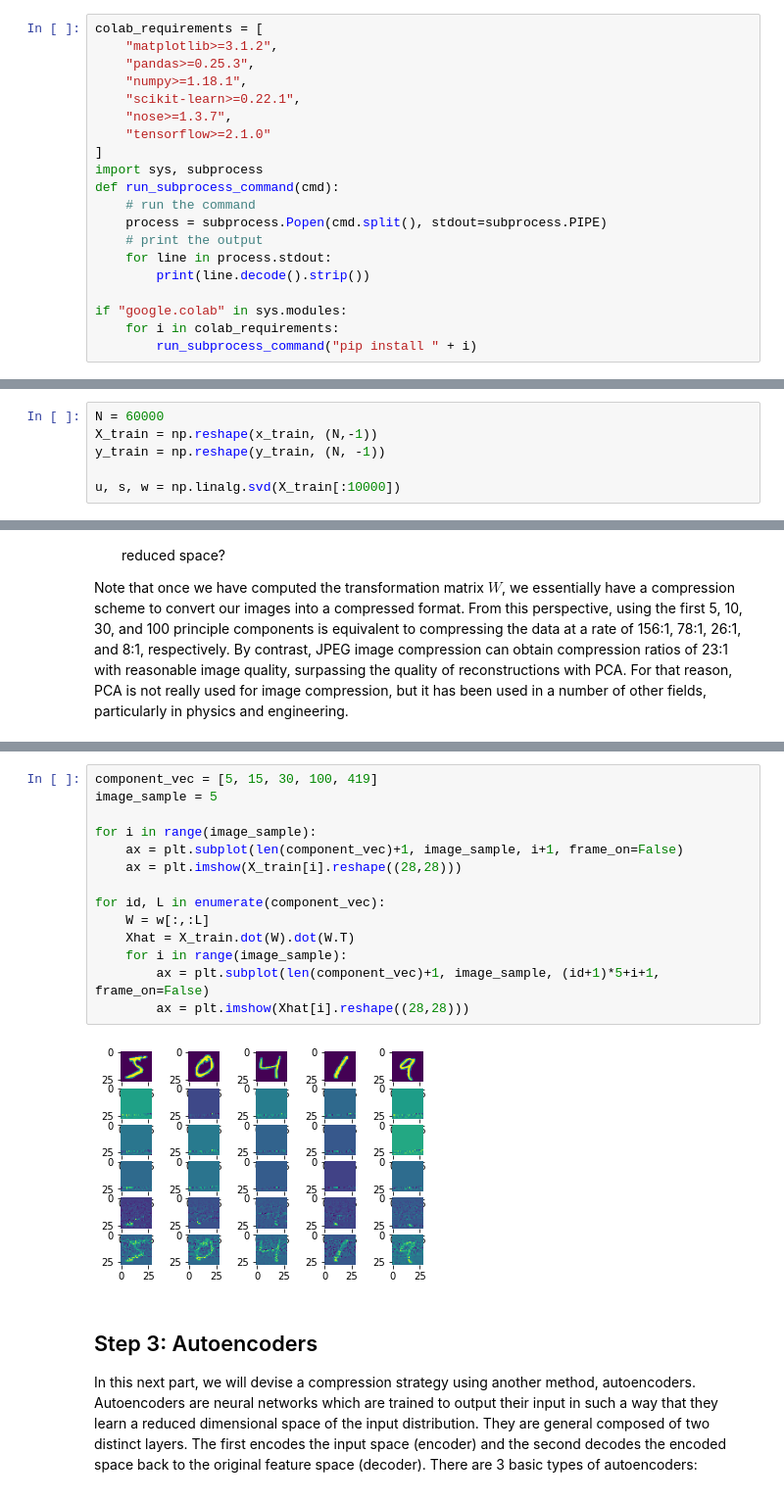
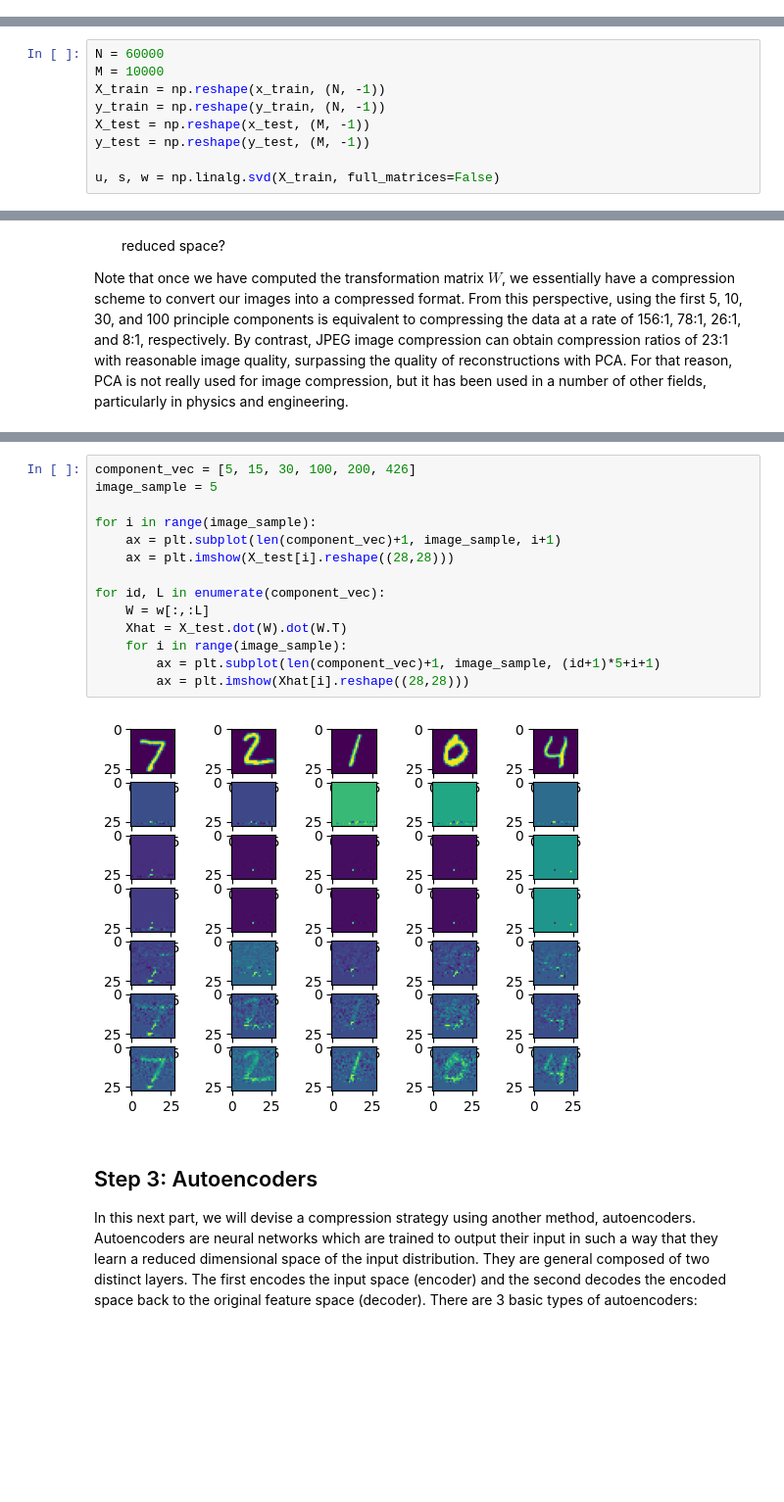
Before and after one commit to nnguyenu/ML-basic, a Jupyter notebook: Autoencoder.ipynb, the cells around one changed output, grey strips where cells are left out. Shown at 98% size. Saved outputs shown, nothing was run; the diff lists cells and outputs as text; blank space fills up the shorter version.

```diff
--- a/Autoencoder.ipynb
+++ b/Autoencoder.ipynb
@@ -27,23 +4,3 @@ J.B. Scoggins - Adrien Ehrhardt
 ## Introduction
 
 In this lab, you will get hands-on experience with dimension reduction using two separate techniques: Priciple Component Analysis and Undercomplete Autoencoders.  The goal of dimension reduction is to find a suitable transformation which converts a large dimensional space into a smaller feature space, such that the important information is not lost.
-# %%
-colab_requirements = [
-    "matplotlib>=3.1.2",
-    "pandas>=0.25.3",
-    "numpy>=1.18.1",
-    "scikit-learn>=0.22.1",
-    "nose>=1.3.7",
-    "tensorflow>=2.1.0"
-]
-import sys, subprocess
-def run_subprocess_command(cmd):
-    # run the command
-    process = subprocess.Popen(cmd.split(), stdout=subprocess.PIPE)
-    # print the output
-    for line in process.stdout:
-        print(line.decode().strip())
-
-if "google.colab" in sys.modules:
-    for i in colab_requirements:
-        run_subprocess_command("pip install " + i)
@@ -147,10 +90,13 @@ where $W_L \in R^{n\times L}$ is the eigenvector matrix as before, but taking on
 - Which images form a tight cluster in the reduced space?
 # %%
 N = 60000
-X_train = np.reshape(x_train, (N,-1))
+M = 10000
+X_train = np.reshape(x_train, (N, -1))
 y_train = np.reshape(y_train, (N, -1))
+X_test = np.reshape(x_test, (M, -1))
+y_test = np.reshape(y_test, (M, -1))
 
-u, s, w = np.linalg.svd(X_train[:10000])
+u, s, w = np.linalg.svd(X_train, full_matrices=False)
 # %%
 T = X_train.dot(w[:, :2])
 print(T.shape, u.shape, s.shape, w.shape)
@@ -248,19 +160,19 @@ fig, ax = plt.subplots(num=10, clear=True)
 # %%
-component_vec = [5, 15, 30, 100, 419]
+component_vec = [5, 15, 30, 100, 200, 426]
 image_sample = 5
 
 for i in range(image_sample):
-    ax = plt.subplot(len(component_vec)+1, image_sample, i+1, frame_on=False)
-    ax = plt.imshow(X_train[i].reshape((28,28)))
+    ax = plt.subplot(len(component_vec)+1, image_sample, i+1)
+    ax = plt.imshow(X_test[i].reshape((28,28)))
 
 for id, L in enumerate(component_vec):
     W = w[:,:L]
-    Xhat = X_train.dot(W).dot(W.T)
+    Xhat = X_test.dot(W).dot(W.T)
     for i in range(image_sample):
-        ax = plt.subplot(len(component_vec)+1, image_sample, (id+1)*5+i+1, frame_on=False)
+        ax = plt.subplot(len(component_vec)+1, image_sample, (id+1)*5+i+1)
         ax = plt.imshow(Xhat[i].reshape((28,28)))
 # %% [output]
-[figure, old version]
+[figure, new version]
 # %% [markdown]
 ## Step 3: Autoencoders
 
```
Also changed, not shown: parts of 23 cells of this notebook.
